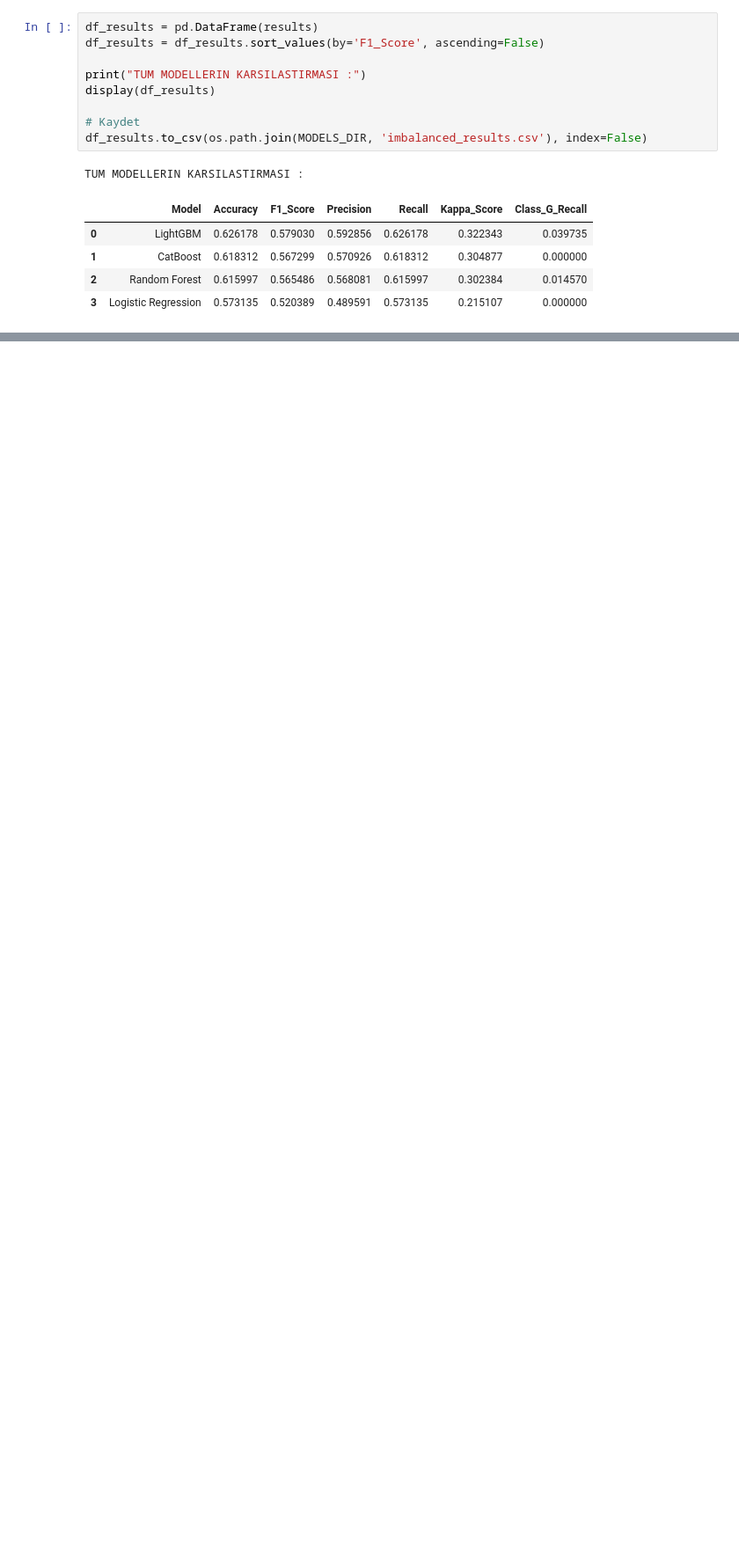
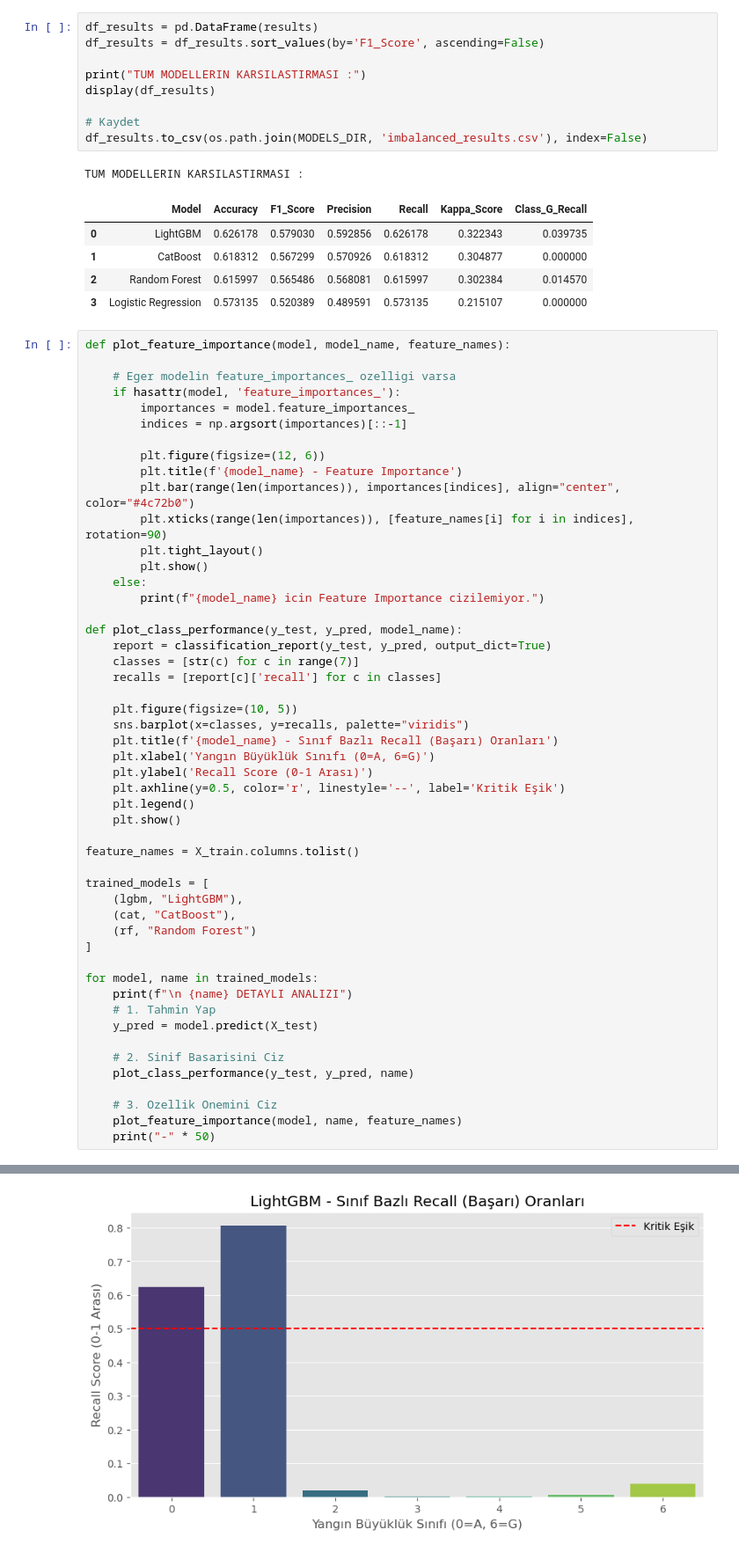
Before and after one commit to MuhammetEmirAydogan/Wildfire_AI_Project, a Jupyter notebook: notebooks/model_training_lab.ipynb, the cells around one changed output, grey strips where cells are left out. Shown: that part at 88% size. Drawn from its saved outputs; the diff is of its cells as text; blank space fills up the shorter version.

```diff
--- a/notebooks/model_training_lab.ipynb
+++ b/notebooks/model_training_lab.ipynb
@@ -286,3 +286,54 @@ TUM MODELLERIN KARSILASTIRMASI :
 | 1 | CatBoost | 0.618312 | 0.567299 | 0.570926 | 0.618312 | 0.304877 | 0.000000 |
 | 2 | Random Forest | 0.615997 | 0.565486 | 0.568081 | 0.615997 | 0.302384 | 0.014570 |
 | 3 | Logistic Regression | 0.573135 | 0.520389 | 0.489591 | 0.573135 | 0.215107 | 0.000000 |
+# %%
+def plot_feature_importance(model, model_name, feature_names):
+
+    # Eger modelin feature_importances_ ozelligi varsa
+    if hasattr(model, 'feature_importances_'):
+        importances = model.feature_importances_
+        indices = np.argsort(importances)[::-1]
+
+        plt.figure(figsize=(12, 6))
+        plt.title(f'{model_name} - Feature Importance')
+        plt.bar(range(len(importances)), importances[indices], align="center", color="#4c72b0")
+        plt.xticks(range(len(importances)), [feature_names[i] for i in indices], rotation=90)
+        plt.tight_layout()
+        plt.show()
+    else:
+        print(f"{model_name} icin Feature Importance cizilemiyor.")
+
+def plot_class_performance(y_test, y_pred, model_name):
+    report = classification_report(y_test, y_pred, output_dict=True)
+    classes = [str(c) for c in range(7)]
+    recalls = [report[c]['recall'] for c in classes]
+
+    plt.figure(figsize=(10, 5))
+    sns.barplot(x=classes, y=recalls, palette="viridis")
+    plt.title(f'{model_name} - Sınıf Bazlı Recall (Başarı) Oranları')
+    plt.xlabel('Yangın Büyüklük Sınıfı (0=A, 6=G)')
+    plt.ylabel('Recall Score (0-1 Arası)')
+    plt.axhline(y=0.5, color='r', linestyle='--', label='Kritik Eşik')
+    plt.legend()
+    plt.show()
+
+feature_names = X_train.columns.tolist()
+
+trained_models = [
+    (lgbm, "LightGBM"),
+    (cat, "CatBoost"),
+    (rf, "Random Forest")
+]
+
+for model, name in trained_models:
+    print(f"\n {name} DETAYLI ANALIZI")
+    # 1. Tahmin Yap
+    y_pred = model.predict(X_test)
+
+    # 2. Sinif Basarisini Ciz
+    plot_class_performance(y_test, y_pred, name)
+
+    # 3. Ozellik Onemini Ciz
+    plot_feature_importance(model, name, feature_names)
+    print("-" * 50)
+# %% [output]
@@ -288,0 +341 @@ TUM MODELLERIN KARSILASTIRMASI :
+[figure, added]
```
Also changed, not shown: parts of 3 cells of this notebook.
